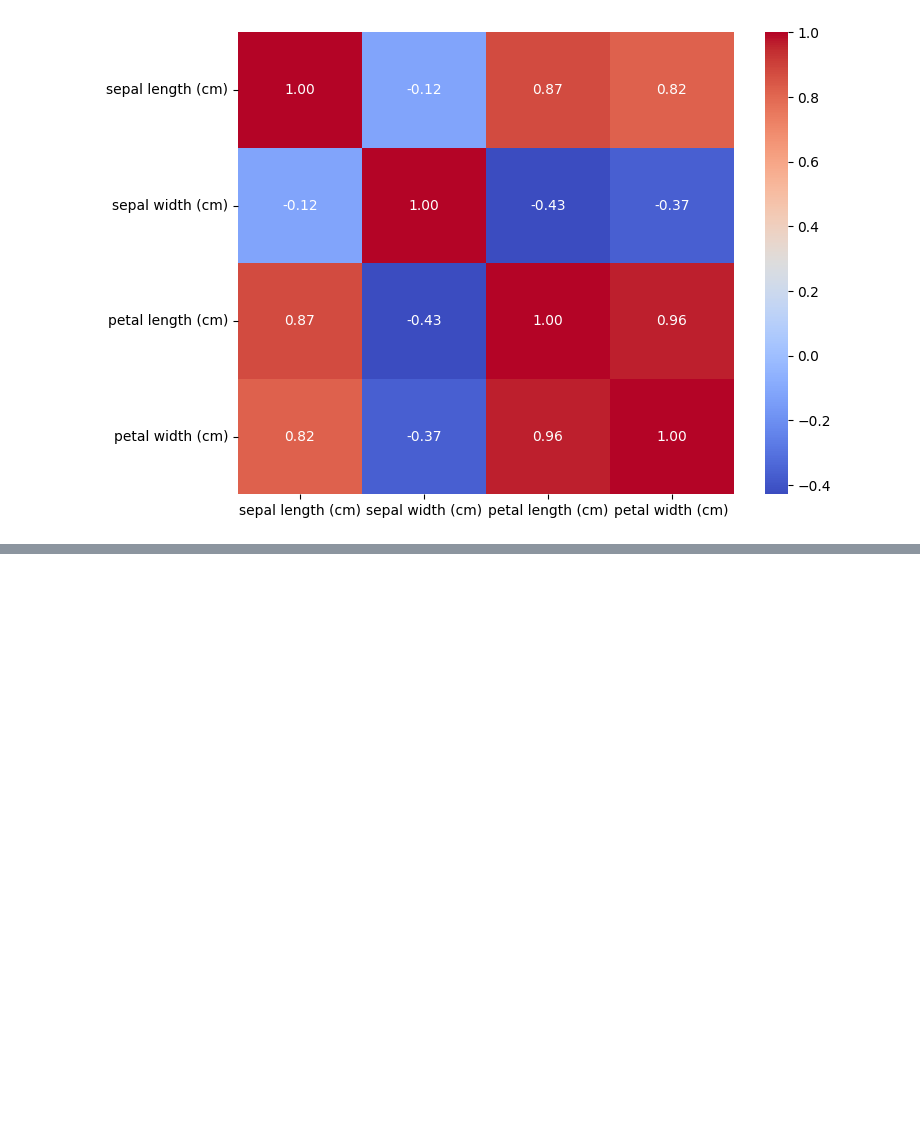
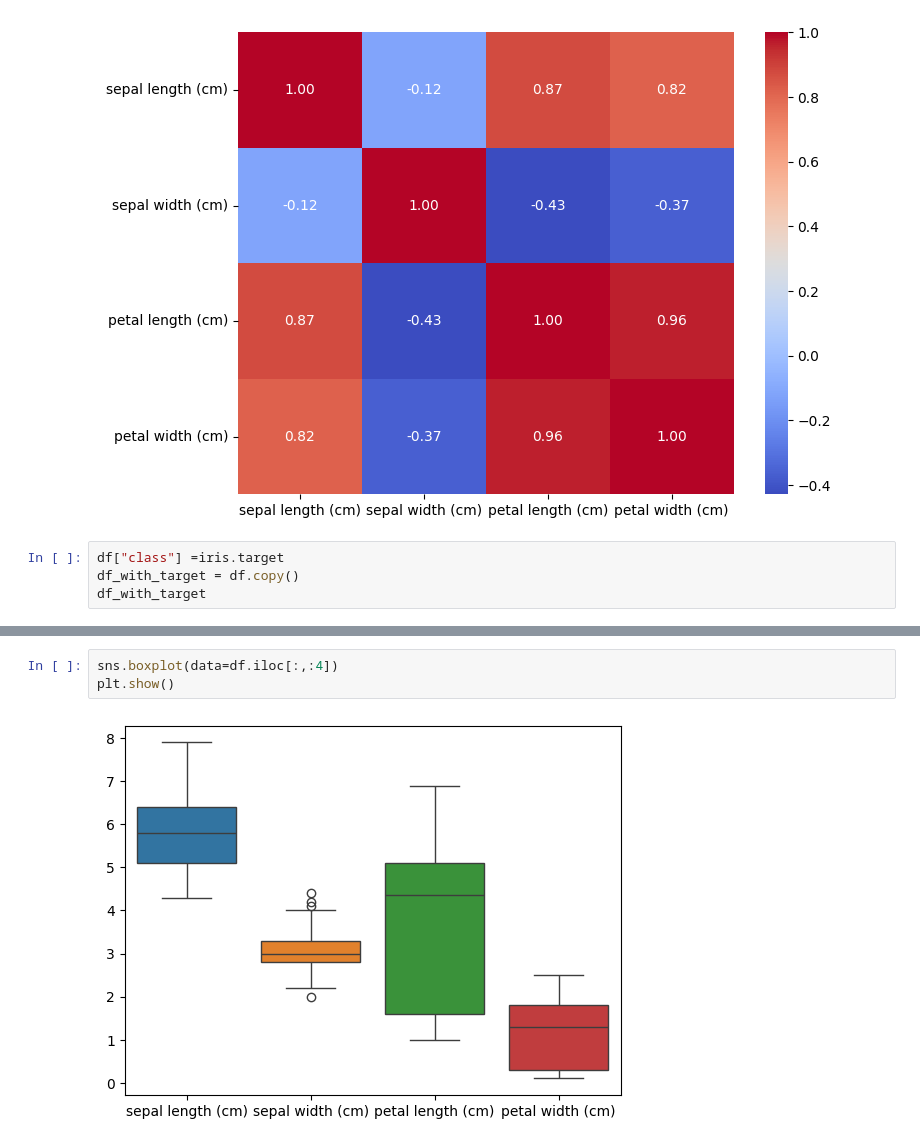
Before and after one commit to Vence85/ai_engineering_jonas_gustafsson, a Jupyter notebook: exercises/exersize_05_knn/knn.ipynb, the cells around one changed output, grey strips where cells are left out. Drawn from its saved outputs; the diff is of its cells as text; blank space fills up the shorter version.

```diff
--- a/exercises/exersize_05_knn/knn.ipynb
+++ b/exercises/exersize_05_knn/knn.ipynb
@@ -89,3 +102,7 @@ sns.heatmap(corr, annot=True, cmap="coolwarm", fmt=".2f")
 plt.show()
 # %% [output]
 [figure]
+# %%
+df["class"] =iris.target
+df_with_target = df.copy()
+df_with_target
@@ -91,0 +123,5 @@ plt.show()
+# %%
+sns.boxplot(data=df.iloc[:,:4])
+plt.show()
+# %% [output]
+[figure, added]
```
Also changed, not shown: parts of 14 cells of this notebook.
